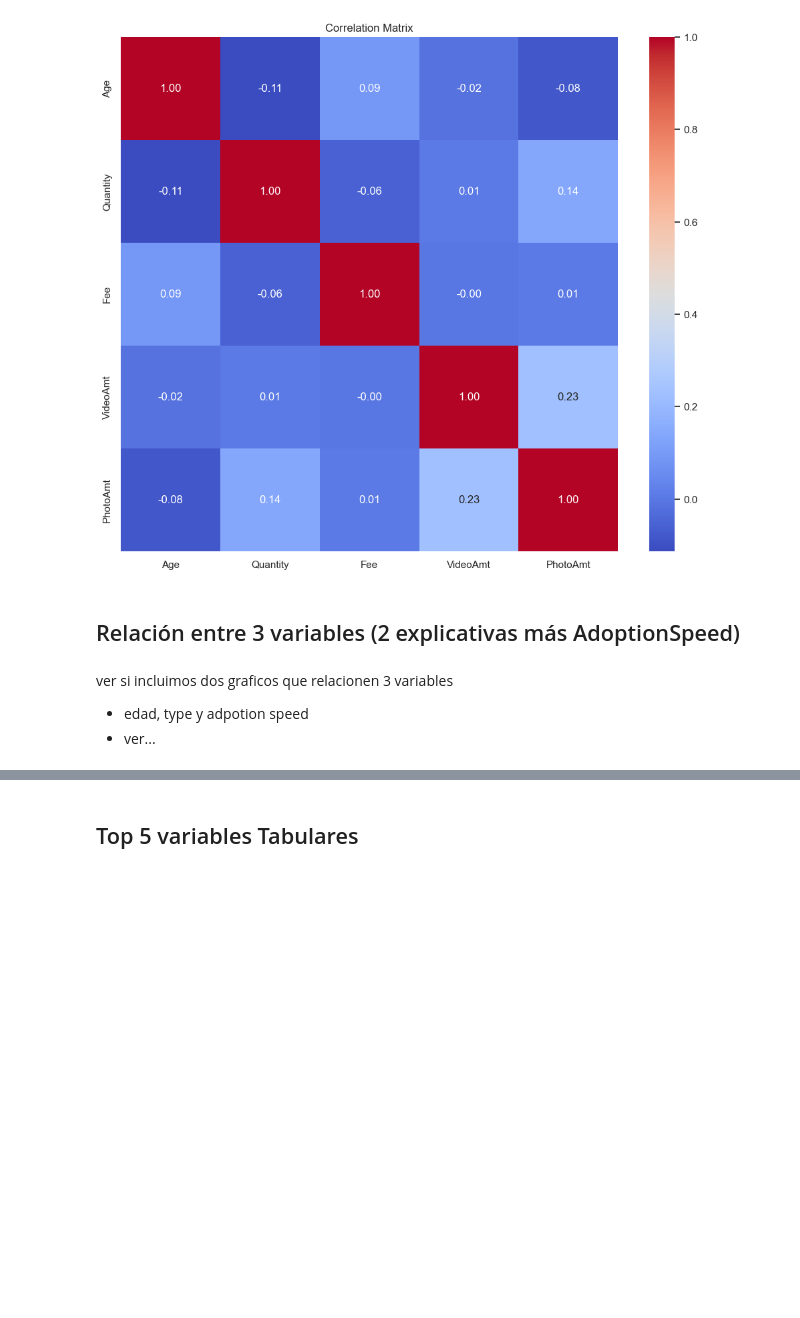
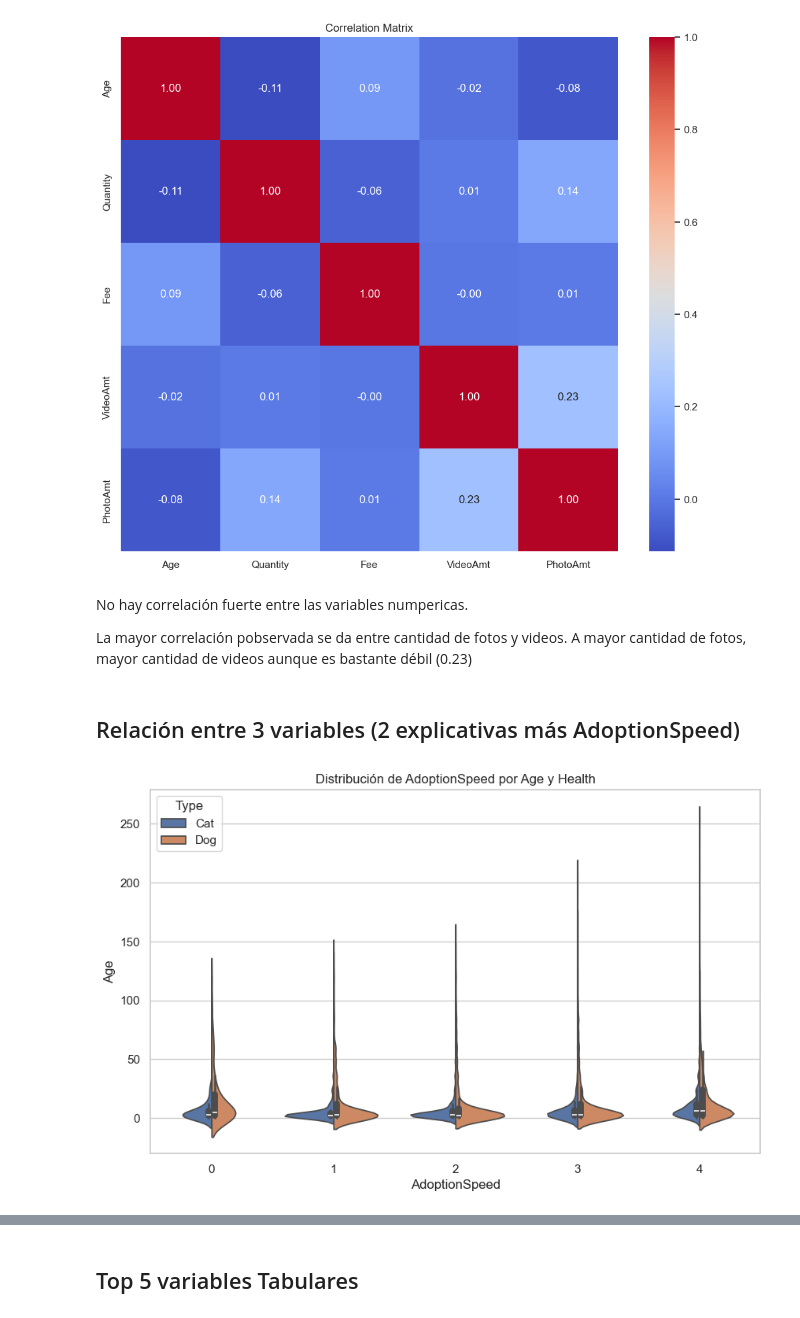
Before and after one commit to fechhh/laboII, a Jupyter notebook: EDA/eda_manual.ipynb, the cells around one changed output, grey strips where cells are left out. Drawn from its saved outputs; the diff is of its cells as text; code cells hidden in the pictures; blank space fills up the shorter version.

```diff
--- a/EDA/eda_manual.ipynb
+++ b/EDA/eda_manual.ipynb
@@ -180,9 +317,16 @@ run_eda(dataset_orig, numeric_cols, categorical_cols, "relacion variables numeri
 run_eda(dataset_orig, numeric_cols, categorical_cols, "matriz correlacion")
 # %% [output]
 [figure]
+# %% [markdown]
+No hay correlación fuerte entre las variables numpericas.
+
+La mayor correlación pobservada se da entre cantidad de fotos y videos. A mayor cantidad de fotos, mayor cantidad de videos aunque es bastante débil (0.23)
 # %% [markdown]
 ## Relación entre 3 variables (2 explicativas más AdoptionSpeed)
-# %% [markdown]
-ver si incluimos dos graficos que relacionen 3 variables
-* edad, type y adpotion speed
-* ver...
+# %%
+plt.figure(figsize=(10, 6))
+sns.violinplot(x='AdoptionSpeed', y='Age', hue='Type', data=dataset_orig, split=True)
+plt.title('Distribución de AdoptionSpeed por Age y Health')
+plt.show()
+# %% [output]
+[figure, added]
```
Also changed, not shown: parts of 33 cells of this notebook, 1 other file.
